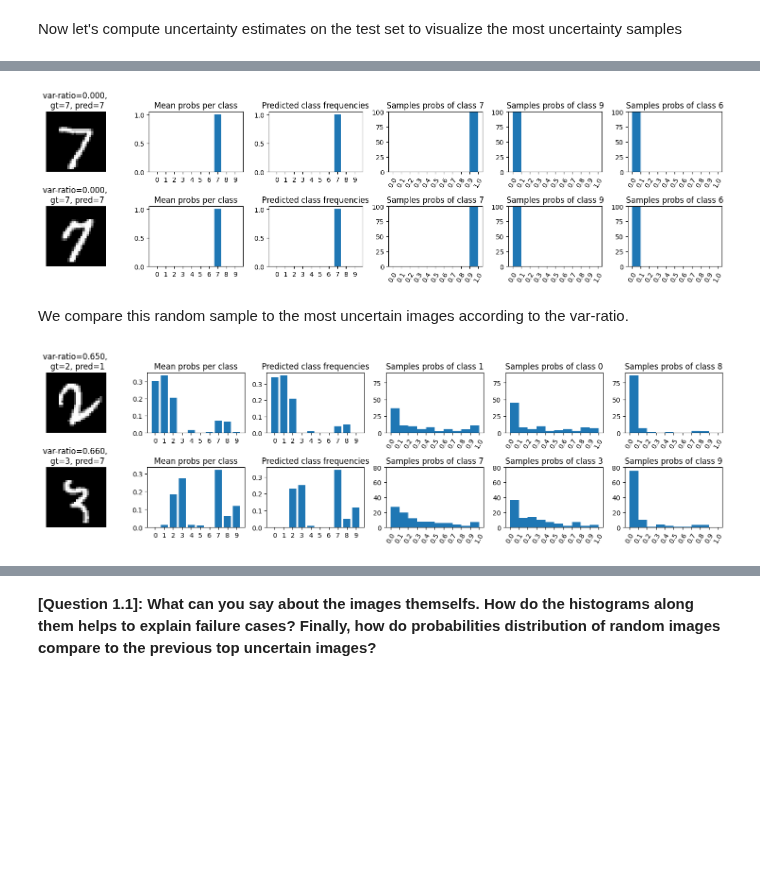
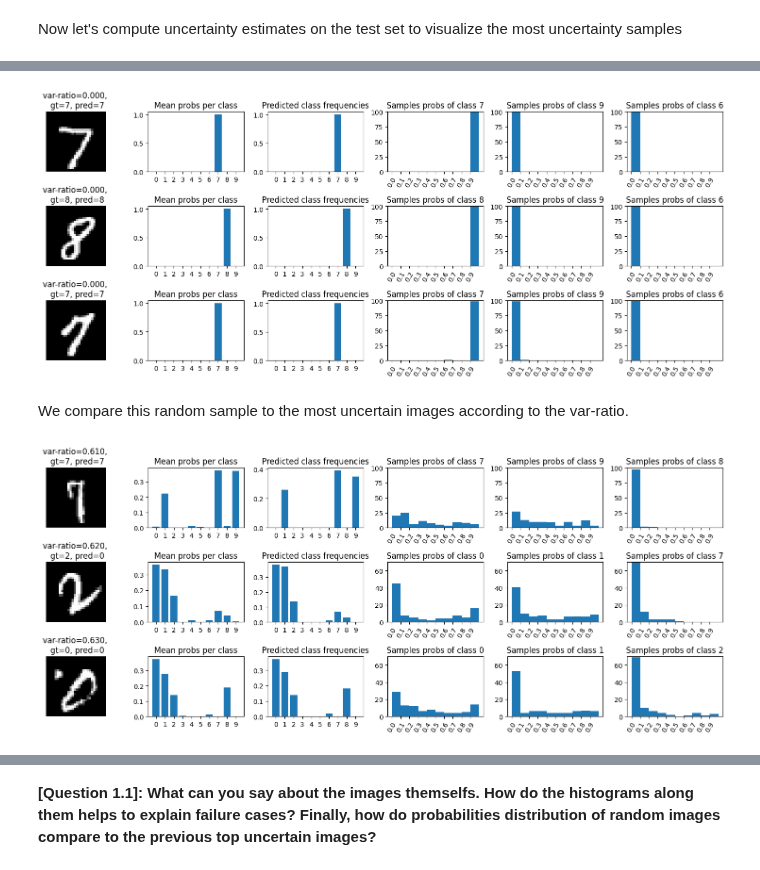
Before and after one commit to CharlesAttend/M2-DAC, a Jupyter notebook: RDFIA/TME/Section3/3_c_Uncertainty_Applications.ipynb, the cells around one changed output, grey strips where cells are left out. Cells and saved outputs as stored; diff of their text form; code cells hidden in the pictures; blank space fills up the shorter version.

```diff
--- a/RDFIA/TME/Section3/3_c_Uncertainty_Applications.ipynb
+++ b/RDFIA/TME/Section3/3_c_Uncertainty_Applications.ipynb
@@ -91,7 +91,7 @@ def plot_predicted_images(
             plt.title(f"Samples probs of class {c}")
             plt.hist(mc_samples[idx][:, c], bins=np.arange(0, 1.1, 0.1))
             plt.ylim(0, np.ceil(ymax / 10) * 10)
-            plt.xticks(np.arange(0, 1.1, 0.1), rotation=60)
+            plt.xticks(np.arange(0, 1, 0.1), rotation=60)
 
     plt.tight_layout()
     if savefig is not None:
@@ -414,18 +402,18 @@ Test set accuracy = 99.13%
 # %%
 # Plotting random images with their var-ratios value
 sort = np.argsort(uncertainty_var)
 plot_predicted_images(
-    sort[:2],
+    sort[:3],
     test_loader.dataset.data,
     pred_var,
     labels,
     uncertainty_var,
     hists,
     mc_samples,
     savefig="figs/3c/var-ratio_certain_images.pdf",
 )
 # %% [output]
-[figure, old version]
+[figure, new version]
 # %% [markdown]
 We compare this random sample to the most uncertain images according to the var-ratio.
 # %%
@@ -435,7 +423,7 @@ We compare this random sample to the most uncertain images according to the var-
 # Re-use the function 'plot_predicted_images' to visualize
 # results.
 plot_predicted_images(
-    sort[-2:],
+    sort[-3:],
     test_loader.dataset.data,
     pred_var,
     labels,
@@ -445,5 +433,5 @@ plot_predicted_images(
     savefig="figs/3c/var-ratio_uncertain_images.pdf",
 )
 # %% [output]
-[figure, old version]
+[figure, new version]
 # %%
```
Also changed, not shown: parts of 6 cells of this notebook, 9 other files.
